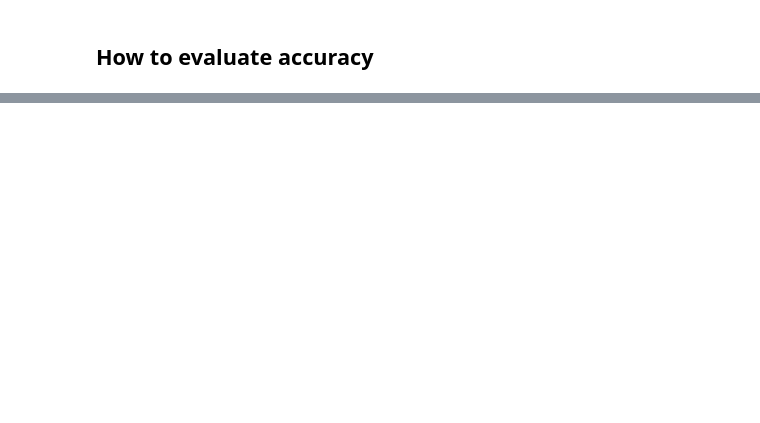
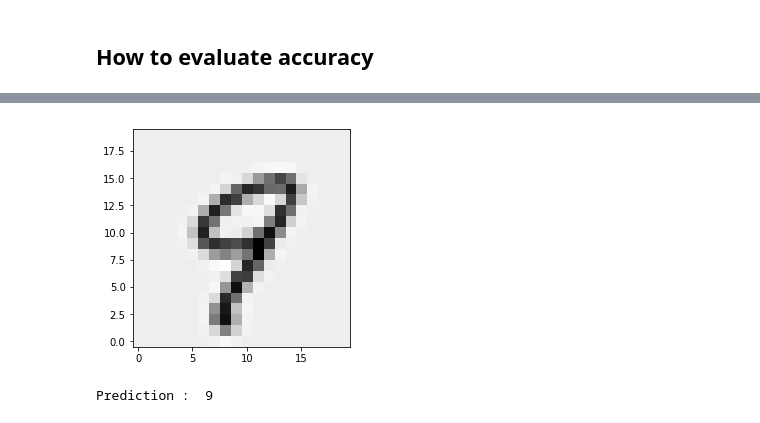
Before and after one commit to AntoineCremel/ING4Files, a Jupyter notebook: machineLearning/week6/Assignment6.ipynb, the cells around one changed output, grey strips where cells are left out. Drawn from its saved outputs; the diff is of its cells as text; code cells hidden in the pictures; blank space fills up the shorter version.

```diff
--- a/machineLearning/week6/Assignment6.ipynb
+++ b/machineLearning/week6/Assignment6.ipynb
@@ -232,7 +284,7 @@ def compute_cost(Y_hat, Y):
 def back_propagate(params, results, Y, learning_rate=0.1):
     """
     ========= IMPORTANT ===========
-    This first version of the function is not generealisable to different
+    This version of the function is not generealisable to different
     number of layers.
 
     This function will run backwards through the neural net, computing
@@ -253,12 +305,14 @@ def back_propagate(params, results, Y, learning_rate=0.1):
 
     # This first version doesn't use a loop and therefore is not capable of handling
     # networks of different sizes
-    dE_dW = np.transpose(Fbar) @ ((G - Y) * G * (1 - G))
+    dE_dW = np.transpose(Fbar) @ (G - Y) # * G * (1-G)
+    dE_dW /= Y_hat.shape[0]
 
-    dE_dV = (G - Y) * G * (1 - G)
+    dE_dV = (G - Y) # * G * (1-G)
     dE_dV = dE_dV @ np.transpose(W)
     dE_dV = dE_dV * F * (1 - F)
     dE_dV = np.transpose(X) @ dE_dV
+    dE_dV /= Y_hat.shape[0]
 
     # We update the parameters
     params[0] -= learning_rate * dE_dV
@@ -318,6 +375,8 @@ def train_model(train_data, layers=[25, 10], stop_threshold=0, n_iterations=30,\
 # %%
 train_data, test_data = split_train_test(data_set, 0.8)
 
-model = train_model(train_data, layers=[25, 10], stop_threshold=0, n_iterations=30,\
-                learning_rate=0.1, verbose=True)
+print("Expected Output for the first example : ",\
+      revert_argmax(train_data["Label"].values[0]))
+model, SSE_list = train_model(train_data, layers=[50, 10], stop_threshold=0.1, n_iterations=None,\
+                learning_rate=1, verbose=True, test_data=test_data)
 # %% [output]
@@ -387,0 +418,33 @@ print(np.argmax(test_results[-1]["post_activation"], axis=1))
+# %%
+def get_one_result(model, X):
+    """
+    X is an image of size 400 that we can feed to our model
+    """
+    X = np.reshape(X, (1, 400))
+    result = feed_forward_batch(X, model)
+    Y = result[-1]["post_activation"]
+
+    predicted = np.argmax(Y, axis=1)
+    return predicted
+# %%
+# We would also like to have a function to see what these numbers look like
+import matplotlib.pyplot as plt
+import scipy.misc
+from scipy import ndimage
+
+def draw_number(X):
+    """
+    X should be of size 400, Y should be a number.
+    """
+    pixels = X.reshape((20, 20))
+    pixels = ndimage.rotate(pixels, 90)
+
+    plt.imshow(pixels, cmap='gray_r',origin='lower')
+    plt.show()
+# %%
+X = data_set.loc[4800].drop(["Label"]).values
+draw_number(X)
+print("Prediction : ", get_one_result(model, X)[0])
+# %% [output]
+[figure, added]
+Prediction :  9
```
Also changed, not shown: parts of 18 cells of this notebook, 1 other file.
